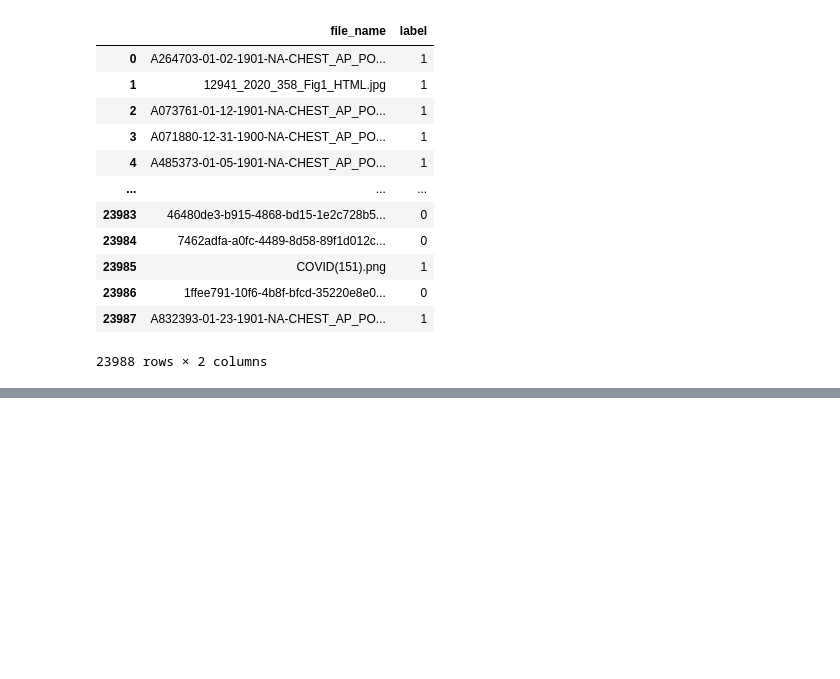
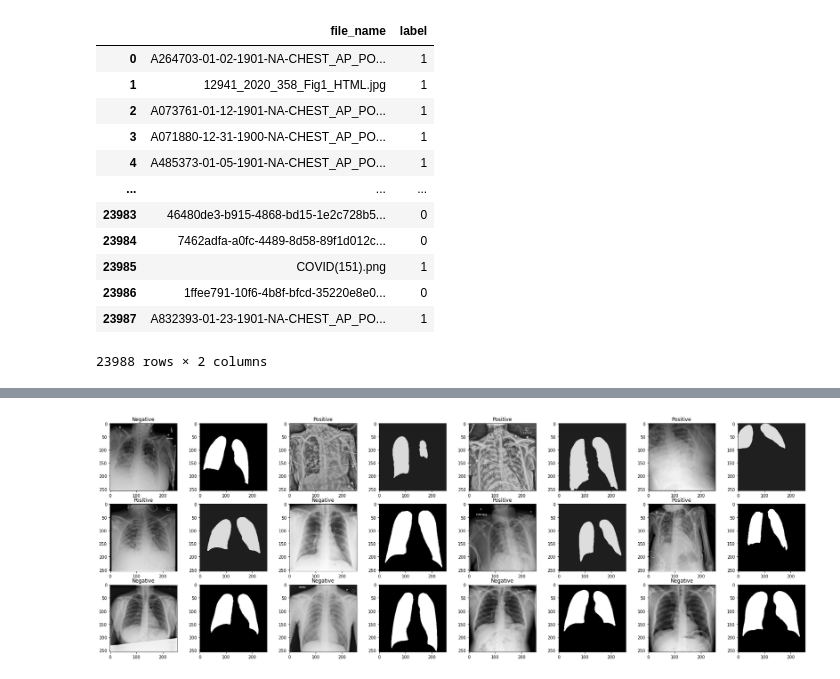
Before and after one commit to loan1/COVID19-segmentation_classification, a Jupyter notebook: classification/script/preprocessing_data.ipynb, the cells around one changed output, grey strips where cells are left out. Cells and saved outputs as stored; diff of their text form; code cells hidden in the pictures; blank space fills up the shorter version.

```diff
--- a/classification/script/preprocessing_data.ipynb
+++ b/classification/script/preprocessing_data.ipynb
@@ -379 +424,35 @@ error: OpenCV(4.6.0) /io/opencv/modules/imgproc/src/resize.cpp:4052: error: (-21
+# %%
+def imshow_img_mask(img, mask, label):
+    """ Imshow for Tensor"""
+    plt.figure(figsize = (30,10))
+    for idx in range(3):
+        label = ['Negative' if lb == 0 else 'Positive' for lb in targets]
+
+        plt.subplot(3,8, 1+idx*8)
+        plt.imshow(img[4*idx], cmap='gray')
+        plt.title(label[4*idx])
+        plt.subplot(3,8, 2+idx*8)
+        plt.imshow(mask[4*idx], cmap='gray')
+
+        plt.subplot(3,8,3+idx*8)
+        plt.imshow(img[4*idx +1], cmap='gray')
+        plt.title(label[4*idx+1])
+        plt.subplot(3,8,4+idx*8)
+        plt.imshow(mask[4*idx +1], cmap='gray')
+
+        plt.subplot(3,8, 5+idx*8)
+        plt.imshow(img[4*idx+2], cmap='gray')
+        plt.title(label[4*idx+2])
+        plt.subplot(3,8, 6+idx*8)
+        plt.imshow(mask[4*idx+2], cmap='gray')
+
+        plt.subplot(3,8, 7 +idx*8)
+        plt.imshow(img[4*idx +3], cmap='gray')
+        plt.title(label[4*idx+3])
+        plt.subplot(3,8, 8 +idx*8)
+        plt.imshow(mask[4*idx +3], cmap='gray')
+
+    plt.savefig('../visualize/train_dataloader.png')
+
+    plt.show()
 # %%
@@ -385,0 +630,7 @@ error: OpenCV(4.6.0) /io/opencv/modules/imgproc/src/resize.cpp:4052: error: (-21
+# %%
+bad_dataset = LungImageDataset(train_txt, '/mnt/DATA/covid19_resnet152_python-main/archive_14gb/COVIDxCXR3/train/', '/mnt/DATA/covid19_resnet152_python-main/archive_14gb/mainscript/segment/visualize/FPN_DenseNet121/lung_mask/', True, False)
+train_dataloader = DataLoader(bad_dataset, batch_size = 12, shuffle=True)
+image, mask, maskthres, lung, cxrnotlung, targets, name = next(iter(train_dataloader))
+imshow_img_mask(image, mask, name)
+# %% [output]
+[figure, added]
```
Also changed, not shown: parts of 15 cells of this notebook, 21 other files.
